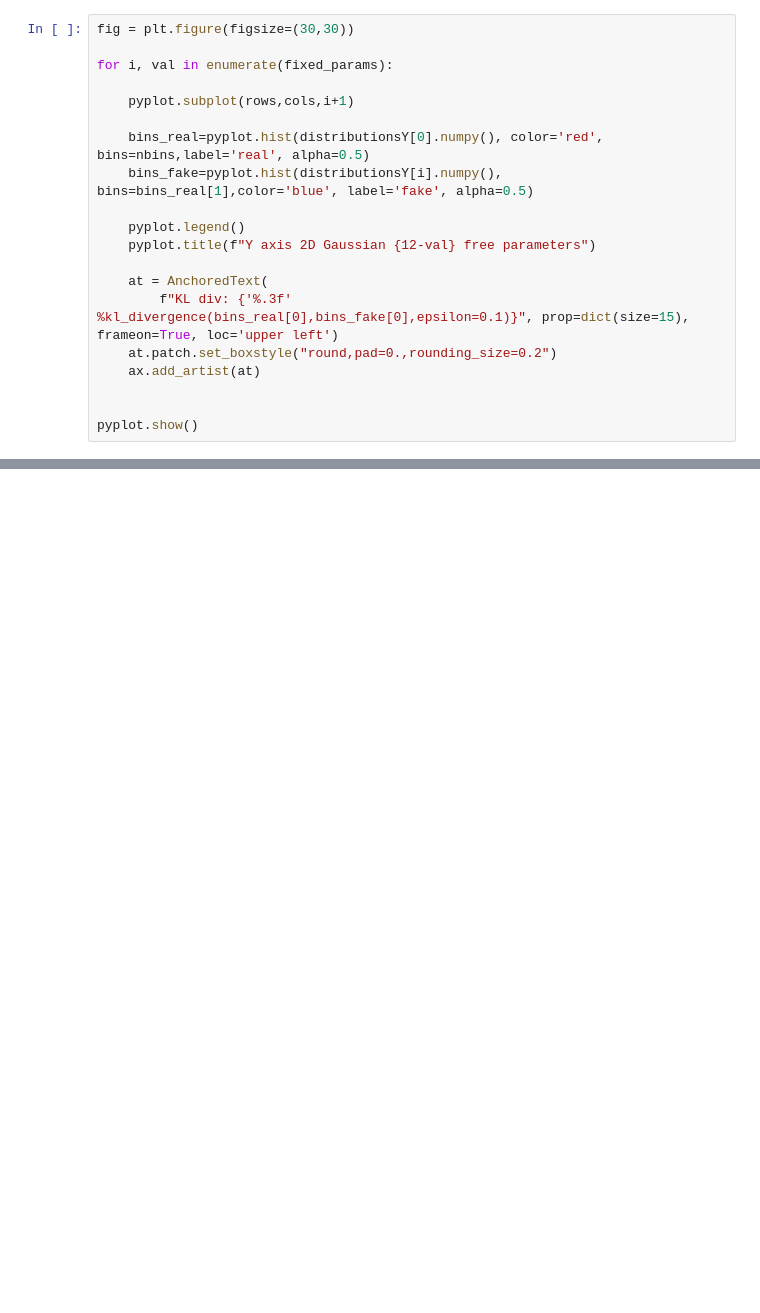
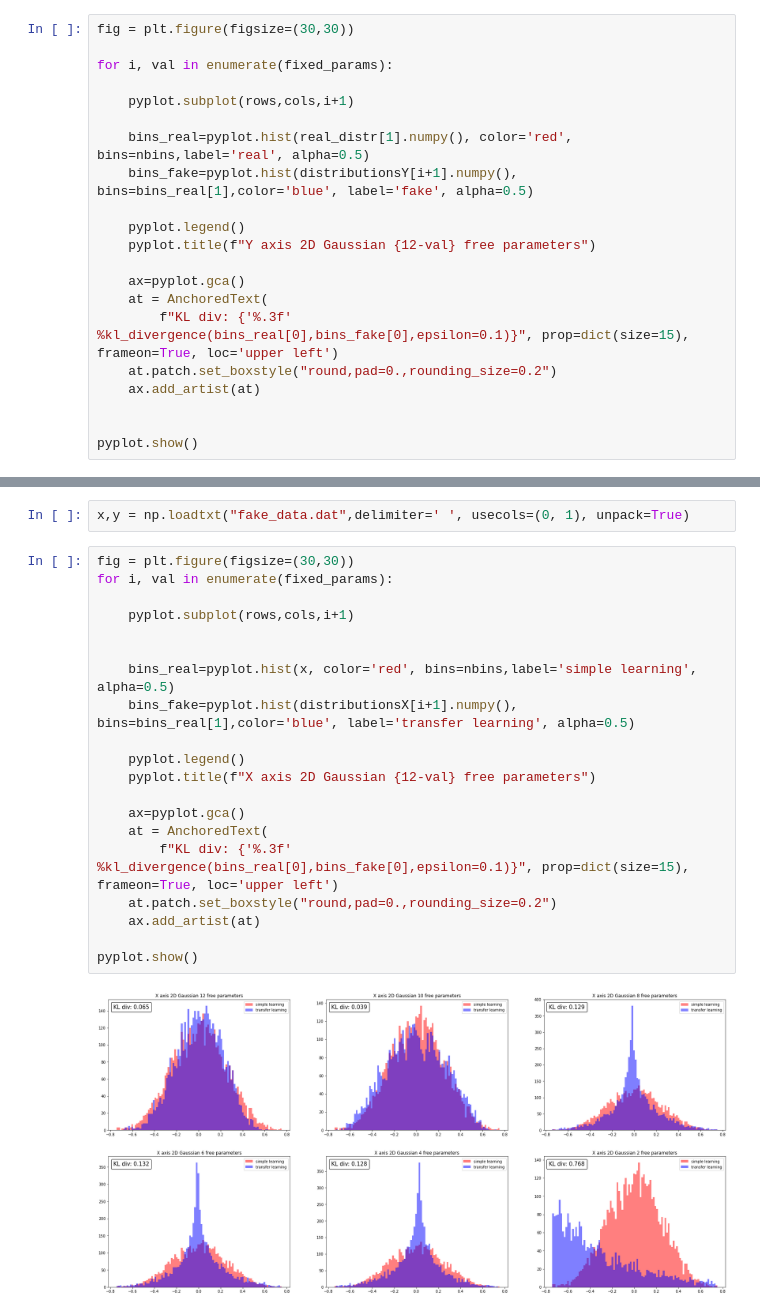
Before and after one commit to Edoardo-Pedicillo/Tesi_magistrale, a Jupyter notebook: 2D_gaussian_gamma/2D_gaussian_results.ipynb, the cells around one changed output, grey strips where cells are left out. Drawn from its saved outputs; the diff is of its cells as text; blank space fills up the shorter version.

```diff
--- a/2D_gaussian_gamma/2D_gaussian_results.ipynb
+++ b/2D_gaussian_gamma/2D_gaussian_results.ipynb
@@ -168,12 +150,13 @@ for i, val in enumerate(fixed_params):
 
     pyplot.subplot(rows,cols,i+1)
 
-    bins_real=pyplot.hist(distributionsY[0].numpy(), color='red', bins=nbins,label='real', alpha=0.5)
-    bins_fake=pyplot.hist(distributionsY[i].numpy(), bins=bins_real[1],color='blue', label='fake', alpha=0.5)
+    bins_real=pyplot.hist(real_distr[1].numpy(), color='red', bins=nbins,label='real', alpha=0.5)
+    bins_fake=pyplot.hist(distributionsY[i+1].numpy(), bins=bins_real[1],color='blue', label='fake', alpha=0.5)
 
     pyplot.legend()
     pyplot.title(f"Y axis 2D Gaussian {12-val} free parameters")
 
+    ax=pyplot.gca()
     at = AnchoredText(
         f"KL div: {'%.3f' %kl_divergence(bins_real[0],bins_fake[0],epsilon=0.1)}", prop=dict(size=15), frameon=True, loc='upper left')
     at.patch.set_boxstyle("round,pad=0.,rounding_size=0.2")
@@ -205,0 +178,24 @@ display(moments)
+# %%
+x,y = np.loadtxt("fake_data.dat",delimiter=' ', usecols=(0, 1), unpack=True)
+# %%
+fig = plt.figure(figsize=(30,30))
+for i, val in enumerate(fixed_params):
+
+    pyplot.subplot(rows,cols,i+1)
+
+
+    bins_real=pyplot.hist(x, color='red', bins=nbins,label='simple learning', alpha=0.5)
+    bins_fake=pyplot.hist(distributionsX[i+1].numpy(), bins=bins_real[1],color='blue', label='transfer learning', alpha=0.5)
+
+    pyplot.legend()
+    pyplot.title(f"X axis 2D Gaussian {12-val} free parameters")
+
+    ax=pyplot.gca()
+    at = AnchoredText(
+        f"KL div: {'%.3f' %kl_divergence(bins_real[0],bins_fake[0],epsilon=0.1)}", prop=dict(size=15), frameon=True, loc='upper left')
+    at.patch.set_boxstyle("round,pad=0.,rounding_size=0.2")
+    ax.add_artist(at)
+
+pyplot.show()
+# %% [output]
+[figure, added]
```
Also changed, not shown: parts of 13 cells of this notebook, 31 other files.
